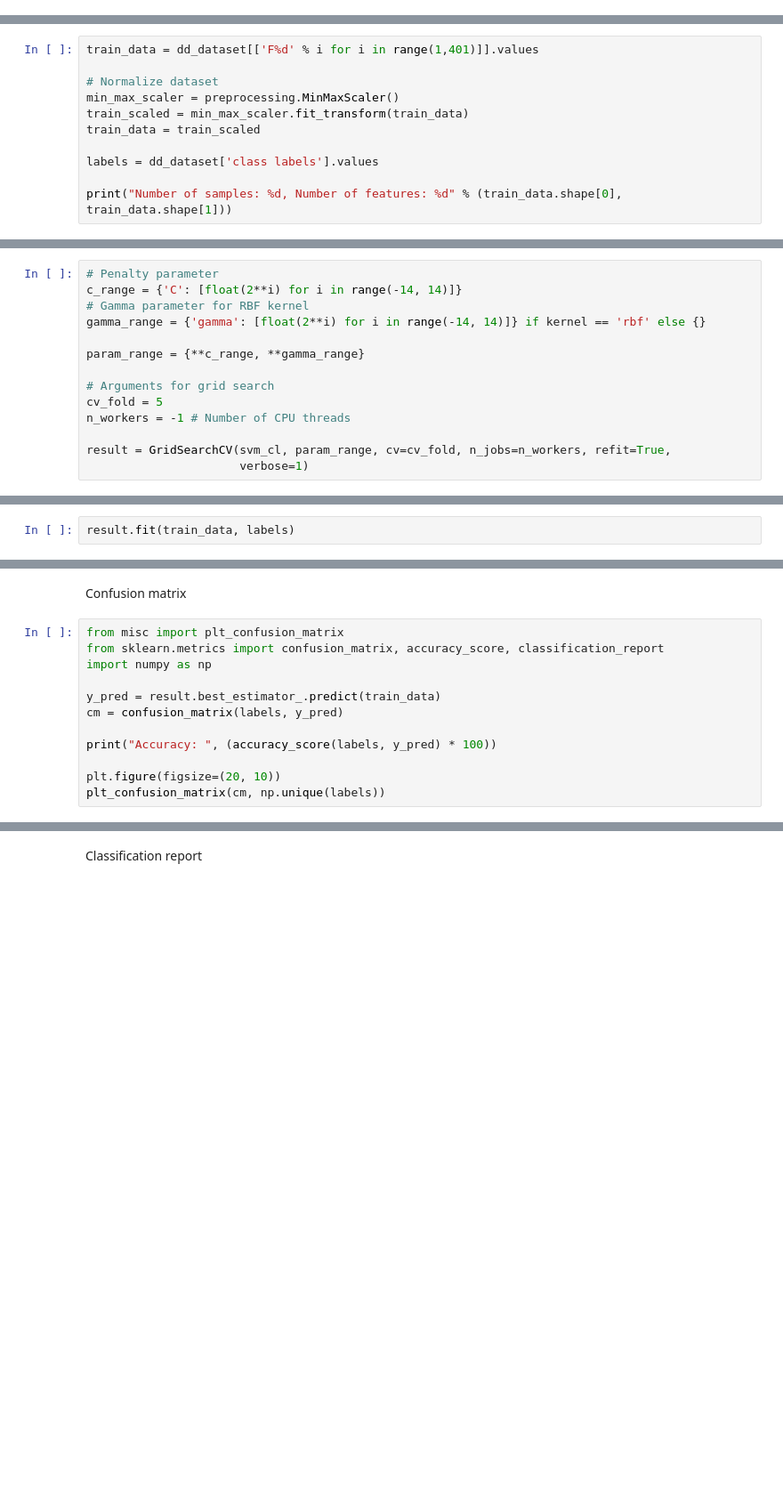
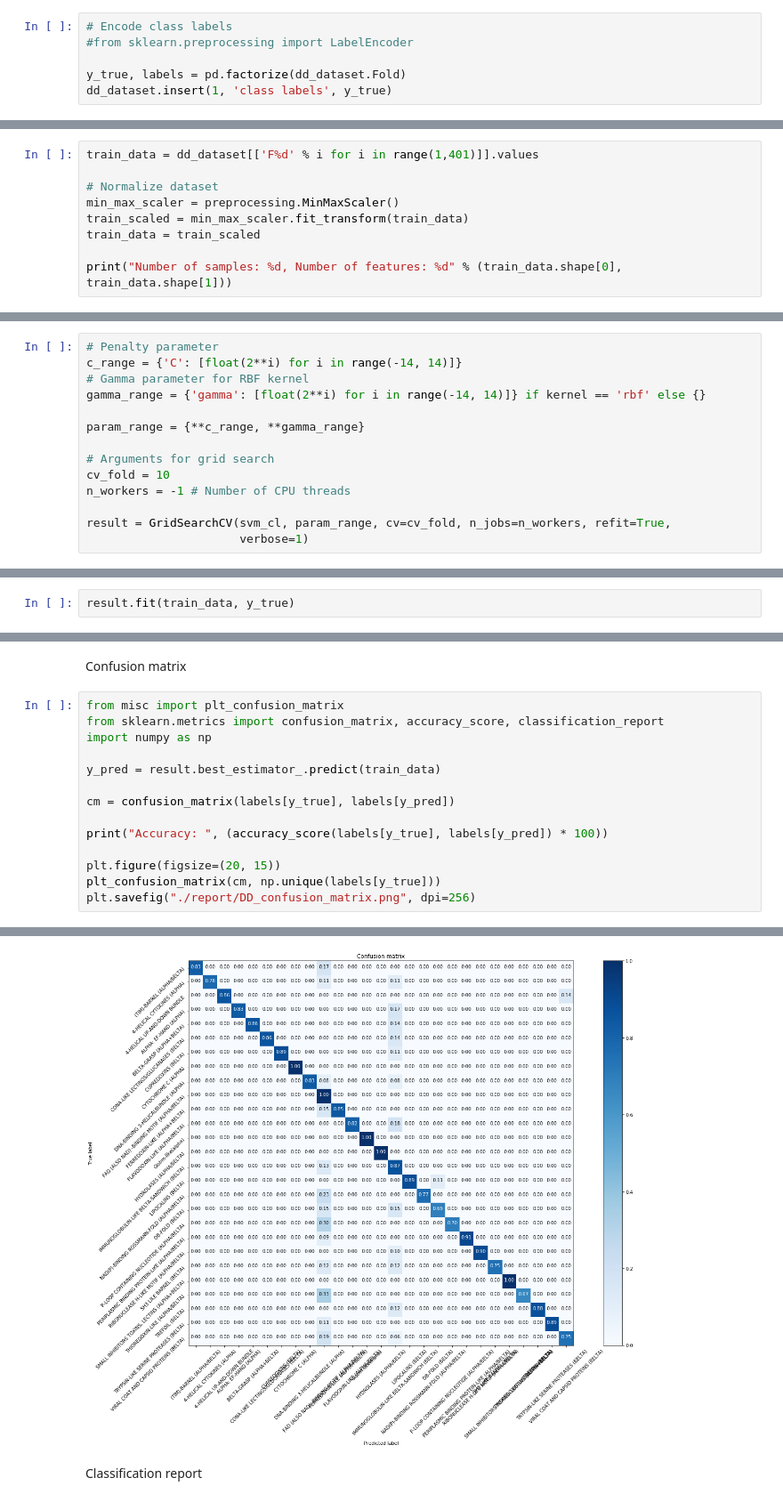
Before and after one commit to MsAlEhR/bio-protein-fold-recognition, a Jupyter notebook: src/SVM_dd_bigram.ipynb, the cells around one changed output, grey strips where cells are left out. Shown at 89% size. Drawn from its saved outputs; the diff is of its cells as text; blank space fills up the shorter version.

Commit message:
Confusion matrix with Fold names & new results added to experiments report.

```diff
--- a/src/SVM_dd_bigram.ipynb
+++ b/src/SVM_dd_bigram.ipynb
@@ -20,2 +26,8 @@ dd_dataset.insert(1, 'class labels', pd.factorize(dd_dataset.Fold)[0])
+# %%
+# Encode class labels
+#from sklearn.preprocessing import LabelEncoder
+
+y_true, labels = pd.factorize(dd_dataset.Fold)
+dd_dataset.insert(1, 'class labels', y_true)
 # %%
 dd_dataset.head()
@@ -29,6 +49,4 @@ min_max_scaler = preprocessing.MinMaxScaler()
 train_scaled = min_max_scaler.fit_transform(train_data)
 train_data = train_scaled
 
-labels = dd_dataset['class labels'].values
-
 print("Number of samples: %d, Number of features: %d" % (train_data.shape[0], train_data.shape[1]))
@@ -70,7 +100,7 @@ gamma_range = {'gamma': [float(2**i) for i in range(-14, 14)]} if kernel == 'rbf
 param_range = {**c_range, **gamma_range}
 
 # Arguments for grid search
-cv_fold = 5
+cv_fold = 10
 n_workers = -1 # Number of CPU threads
 
 result = GridSearchCV(svm_cl, param_range, cv=cv_fold, n_jobs=n_workers, refit=True,
@@ -78,4 +108,4 @@ result = GridSearchCV(svm_cl, param_range, cv=cv_fold, n_jobs=n_workers, refit=T
 # %% [markdown]
 Start grid search!
 # %%
-result.fit(train_data, labels)
+result.fit(train_data, y_true)
@@ -91,9 +147,12 @@ from sklearn.metrics import confusion_matrix, accuracy_score, classification_rep
 import numpy as np
 
 y_pred = result.best_estimator_.predict(train_data)
-cm = confusion_matrix(labels, y_pred)
 
-print("Accuracy: ", (accuracy_score(labels, y_pred) * 100))
+cm = confusion_matrix(labels[y_true], labels[y_pred])
 
-plt.figure(figsize=(20, 10))
-plt_confusion_matrix(cm, np.unique(labels))
+print("Accuracy: ", (accuracy_score(labels[y_true], labels[y_pred]) * 100))
+
+plt.figure(figsize=(20, 15))
+plt_confusion_matrix(cm, np.unique(labels[y_true]))
+plt.savefig("./report/DD_confusion_matrix.png", dpi=256)
+# %% [output]
@@ -100,3 +160,4 @@ plt_confusion_matrix(cm, np.unique(labels))
+[figure, added]
 # %% [markdown]
 Classification report
 # %%
```
Also changed, not shown: parts of 10 cells of this notebook, 2 other files.
